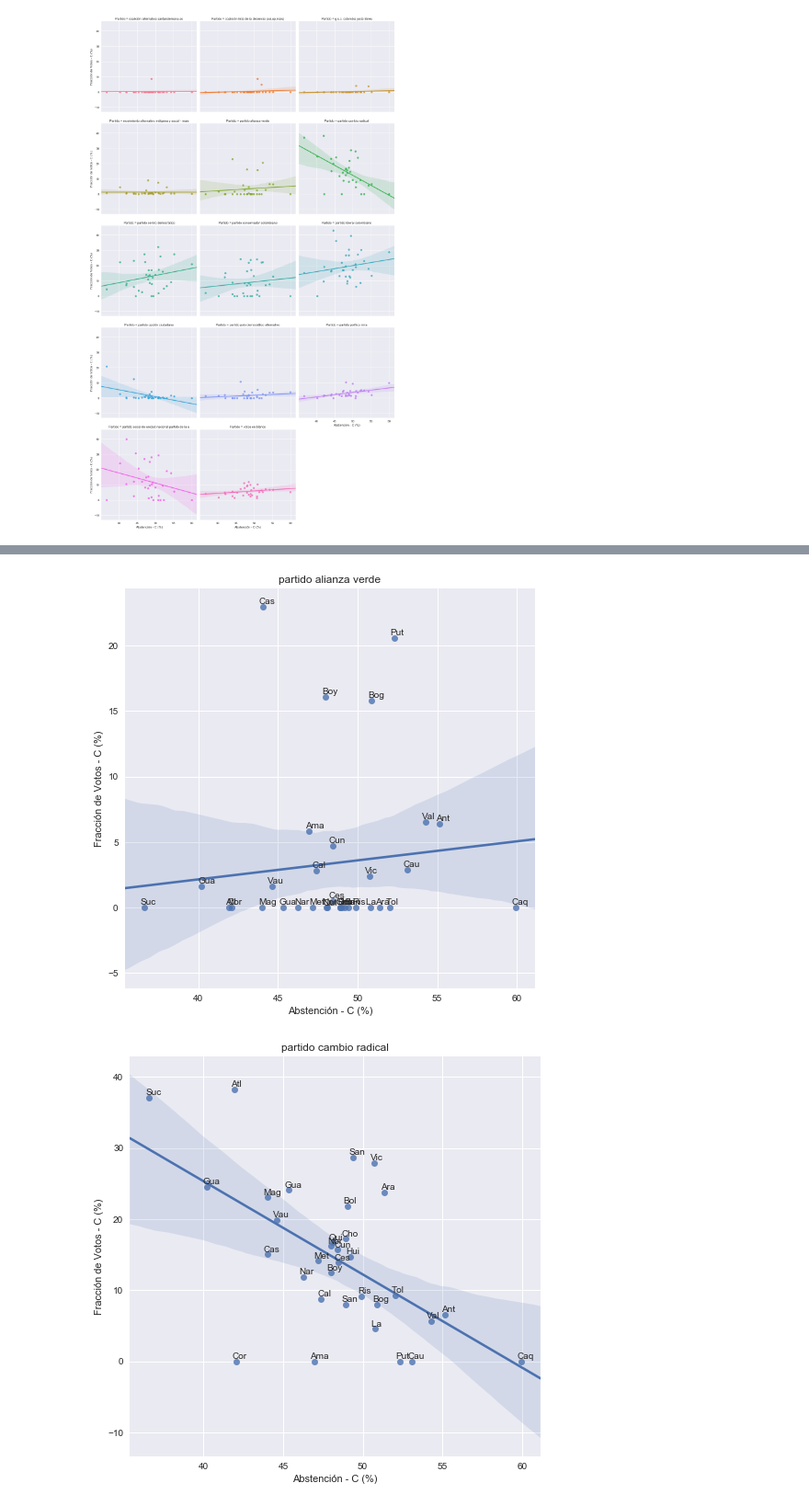
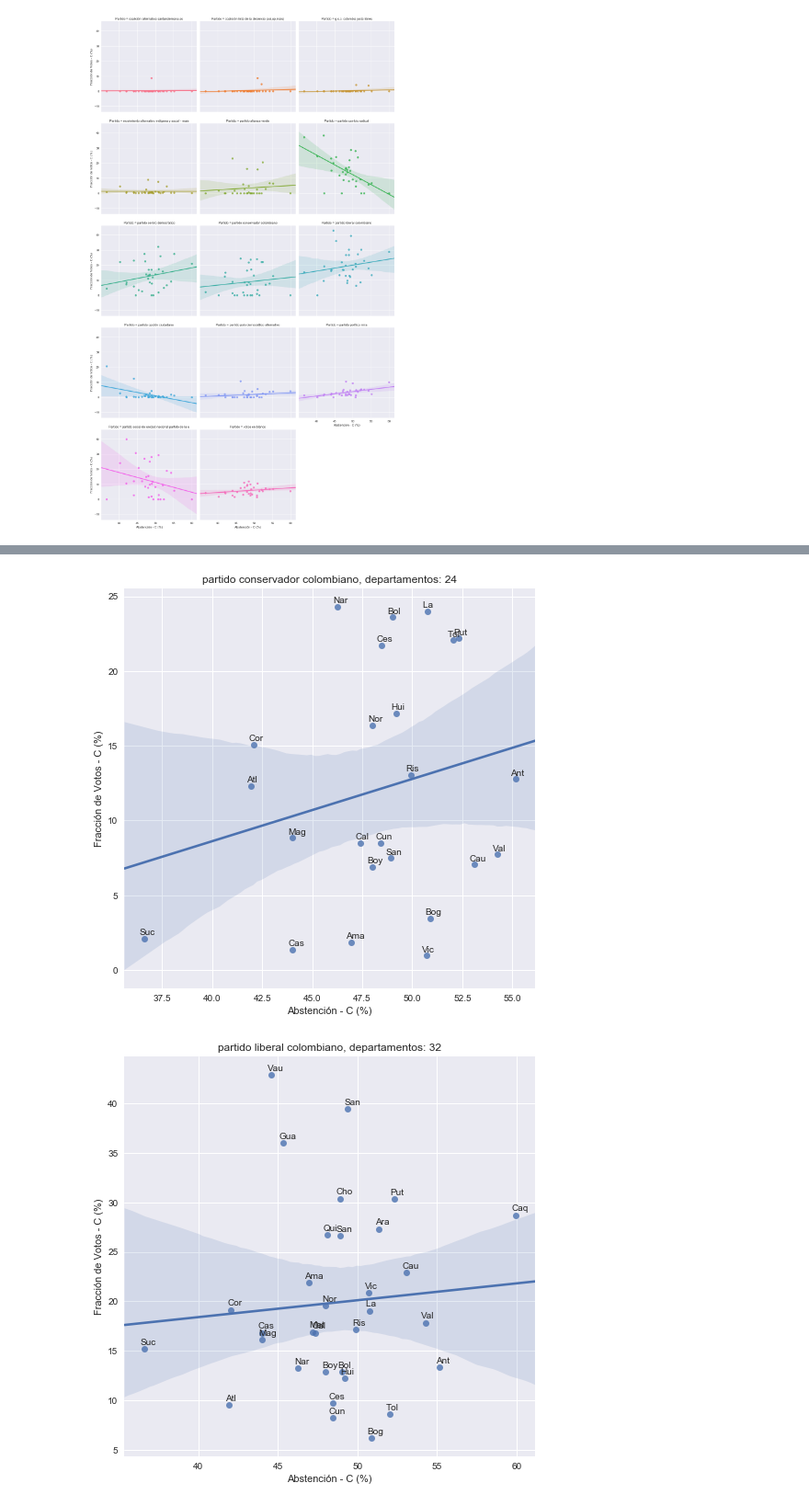
Before and after one commit to saint-germain/elecciones2018, a Jupyter notebook: abstencion.ipynb, the cells around one changed output, grey strips where cells are left out. Shown at 92% size. Saved outputs shown, nothing was run; the diff lists cells and outputs as text; code cells hidden in the pictures.

```diff
--- a/abstencion.ipynb
+++ b/abstencion.ipynb
@@ -143,10 +143,12 @@ sns.lmplot(x='Abstención - C (%)',y='Fracción de Votos - C (%)',hue='Partido',
 [figure]
 # %%
 for k in np.unique(df2['Partido']):
-    dfsel=df2[df2['Partido']==k]
-    fig, ax = plt.subplots(figsize=(8,8))
-    gg=sns.regplot(x='Abstención - C (%)',y='Votos Totales - C',data=dfsel, scatter=True)
-    for i, txt in zip(range(len(dfsel)),dfsel.Departamento):
-        gg.text(dfsel['Abstención - C (%)'].iloc[i]-0.25,dfsel['Votos Totales - C'].iloc[i]+0.01*dfsel['Votos Totales - C'].max(),txt[0:3])
-    ax.set_title(k)
+    dfselc=df2[df2['Partido']==k]
+    dfselc=dfselc[dfselc['Votos Totales - C']>0]
+    if len(dfselc)>2:
+        fig, ax = plt.subplots(figsize=(8,8))
+        gg=sns.regplot(x='Abstención - C (%)',y='Votos Totales - C',data=dfselc, scatter=True)
+        for i, txt in zip(range(len(dfselc)),dfselc.Departamento):
+            gg.text(dfselc['Abstención - C (%)'].iloc[i]-0.25,dfselc['Votos Totales - C'].iloc[i]+0.01*dfselc['Votos Totales - C'].max(),txt[0:3])
+        ax.set_title(k+', departamentos: '+str(len(dfselc)))
 # %% [output]
@@ -167,9 +166,11 @@ for k in np.unique(df2['Partido']):
 # %%
 for k in np.unique(df2['Partido']):
-    dfsel=df2[df2['Partido']==k]
-    fig, ax = plt.subplots(figsize=(8,8))
-    gg=sns.regplot(x='Abstención - C (%)',y='Fracción de Votos - C (%)',data=dfsel, scatter=True)
-    for i, txt in zip(range(len(dfsel)),dfsel.Departamento):
-        gg.text(dfsel['Abstención - C (%)'].iloc[i]-0.25,dfsel['Fracción de Votos - C (%)'].iloc[i]+0.01*dfsel['Fracción de Votos - C (%)'].max(),txt[0:3])
-    ax.set_title(k)
+    dfselc=df2[df2['Partido']==k]
+    dfselc=dfselc[dfselc['Votos Totales - C']>0]
+    if len(dfselc)>2:
+        fig, ax = plt.subplots(figsize=(8,8))
+        gg=sns.regplot(x='Abstención - C (%)',y='Fracción de Votos - C (%)',data=dfselc, scatter=True)
+        for i, txt in zip(range(len(dfselc)),dfselc.Departamento):
+            gg.text(dfselc['Abstención - C (%)'].iloc[i]-0.25,dfselc['Fracción de Votos - C (%)'].iloc[i]+0.01*dfselc['Fracción de Votos - C (%)'].max(),txt[0:3])
+        ax.set_title(k+', departamentos: '+str(len(dfselc)))
 # %% [output]
@@ -180,2 +181,2 @@ for k in np.unique(df2['Partido']):
-[figure, old version]
+[figure, new version]
-[figure, old version]
+[figure, new version]
```
Also changed, not shown: parts of 19 cells of this notebook, 1 other file.
